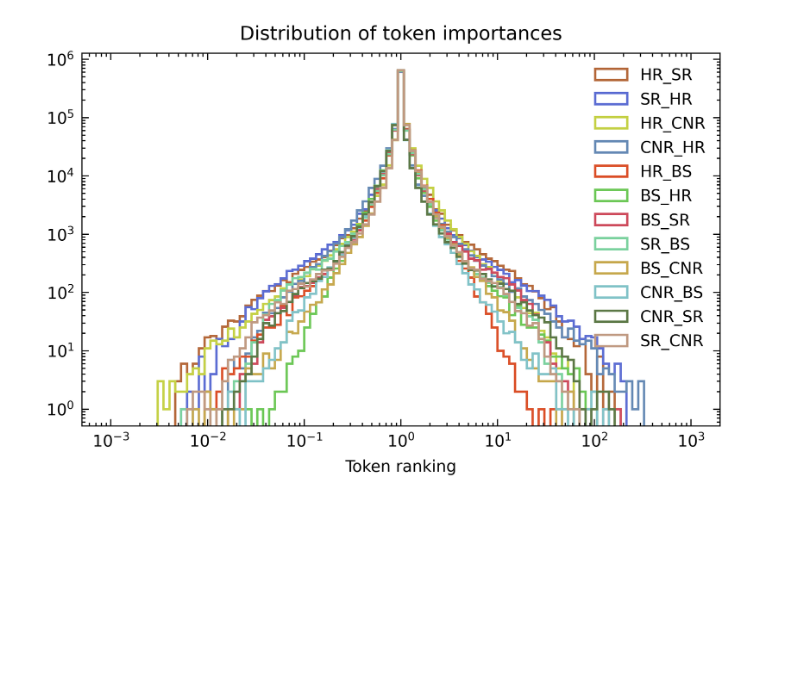
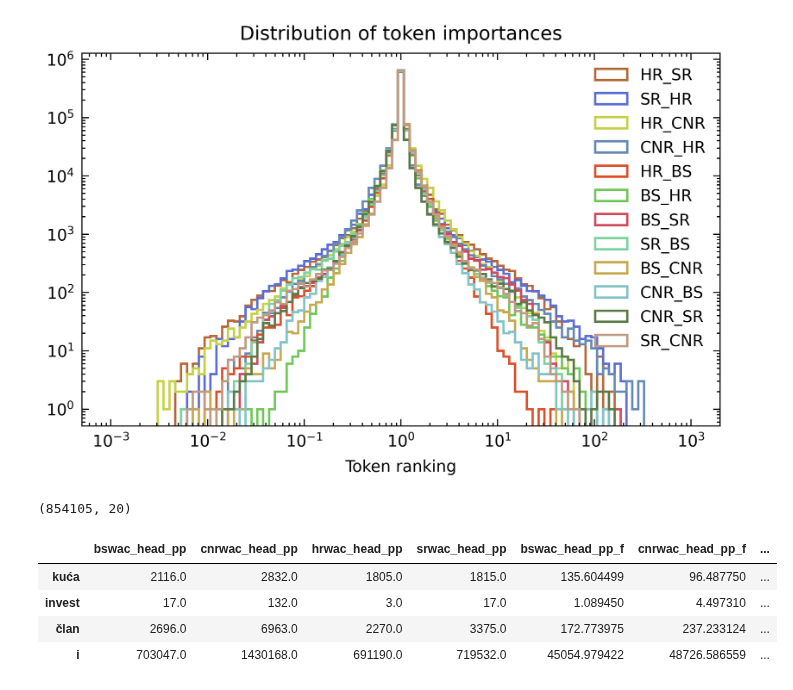
Before and after one commit to 5roop/task4, a Jupyter notebook: 12_distribution_analysis.ipynb, the cells around one changed output. Drawn from its saved outputs; the diff is of its cells as text; code cells hidden in the pictures; blank space fills up the shorter version.

```diff
--- a/12_distribution_analysis.ipynb
+++ b/12_distribution_analysis.ipynb
@@ -179,3 +179,15 @@ plt.savefig("images/distribution_of_token_importances_full_scale_log_log.png")
 plt.show()
 # %% [output]
 [figure]
+# %%
+df.shape
+# %% [output]
+(854105, 20)
+# %%
+df.head(4)
+# %% [output]
+|  | bswac_head_pp | cnrwac_head_pp | hrwac_head_pp | srwac_head_pp | bswac_head_pp_f | cnrwac_head_pp_f | ... |
+| kuća | 2116.0 | 2832.0 | 1805.0 | 1815.0 | 135.604499 | 96.487750 | ... |
+| invest | 17.0 | 132.0 | 3.0 | 17.0 | 1.089450 | 4.497310 | ... |
+| član | 2696.0 | 6963.0 | 2270.0 | 3375.0 | 172.773975 | 237.233124 | ... |
+| i | 703047.0 | 1430168.0 | 691190.0 | 719532.0 | 45054.979422 | 48726.586559 | ... |
```
